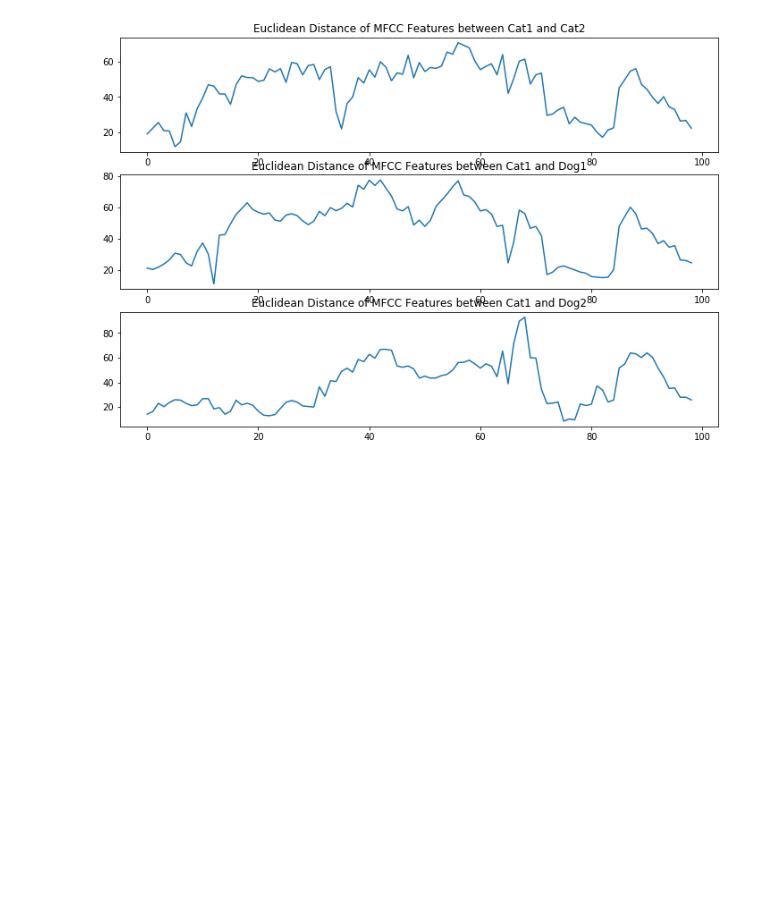
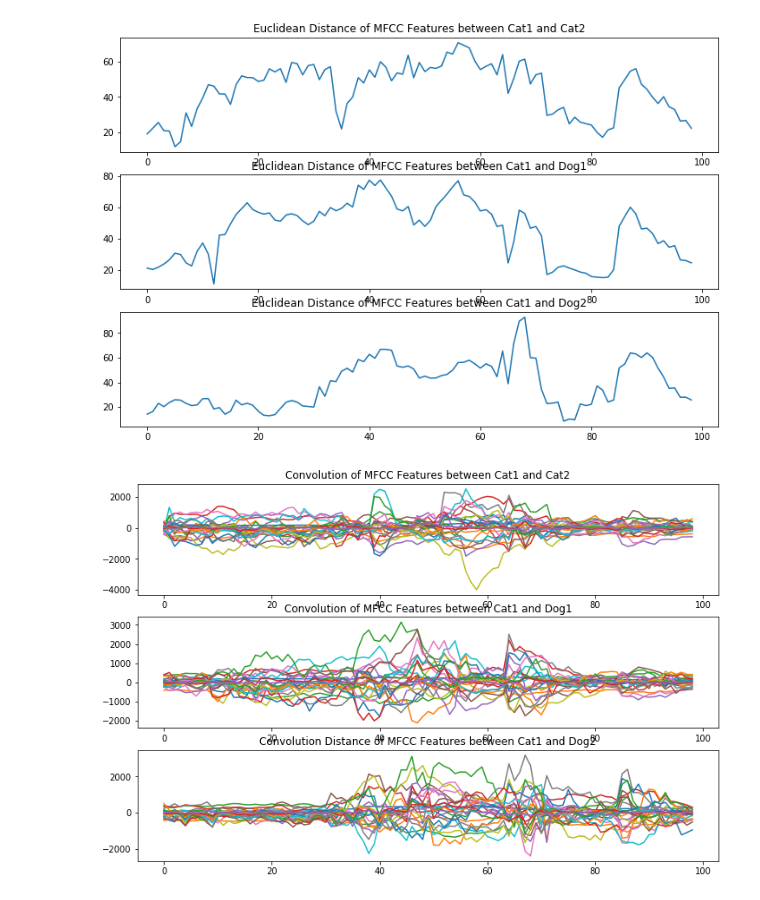
Before and after one commit to UBC-OpenRobotics/Francisco, a Jupyter notebook: speech_recognition/Voice MFCC and Correlation.ipynb, the cells around one changed output. Drawn from its saved outputs; the diff is of its cells as text; code cells hidden in the pictures; blank space fills up the shorter version.

```diff
--- a/speech_recognition/Voice MFCC and Correlation.ipynb
+++ b/speech_recognition/Voice MFCC and Correlation.ipynb
@@ -61,8 +63,11 @@ plt.show()
 def sum_convolution(feats_1, feats_2):
     return sum(np.convolve(feats_1, feats_2))
 # %%
-def max_convolution(feats_1, feats_2):
-    return max(np.convolve(feats_1, feats_2))
+def convolution(feats_1, feats_2):
+    conv = []
+    for i in range(len(feats_1)):
+        conv.append(np.convolve(feats_1[i], feats_2[i]))
+    return conv
 # %%
 def cosine_distance(feats_1, feats_2):
     dist = []
@@ -115,3 +120,22 @@ ax[2].set_title('Euclidean Distance of MFCC Features between Cat1 and Dog2')
 plt.show()
 # %% [output]
 [figure]
+# %%
+fig,ax = plt.subplots(3)
+fig.set_facecolor('w')
+fig.set_size_inches(12,8)
+
+conv_cat2 = convolution(mfcc_cat1, mfcc_cat2)
+conv_dog1 = convolution(mfcc_cat1, mfcc_dog1)
+conv_dog2 = convolution(mfcc_cat1, mfcc_dog2)
+
+ax[0].plot(conv_cat2)
+ax[0].set_title('Convolution of MFCC Features between Cat1 and Cat2')
+ax[1].plot(conv_dog1)
+ax[1].set_title('Convolution of MFCC Features between Cat1 and Dog1')
+ax[2].plot(conv_dog2)
+ax[2].set_title('Convolution Distance of MFCC Features between Cat1 and Dog2')
+
+plt.show()
+# %% [output]
+[figure, added]
```
Also changed, not shown: parts of 6 cells of this notebook.
